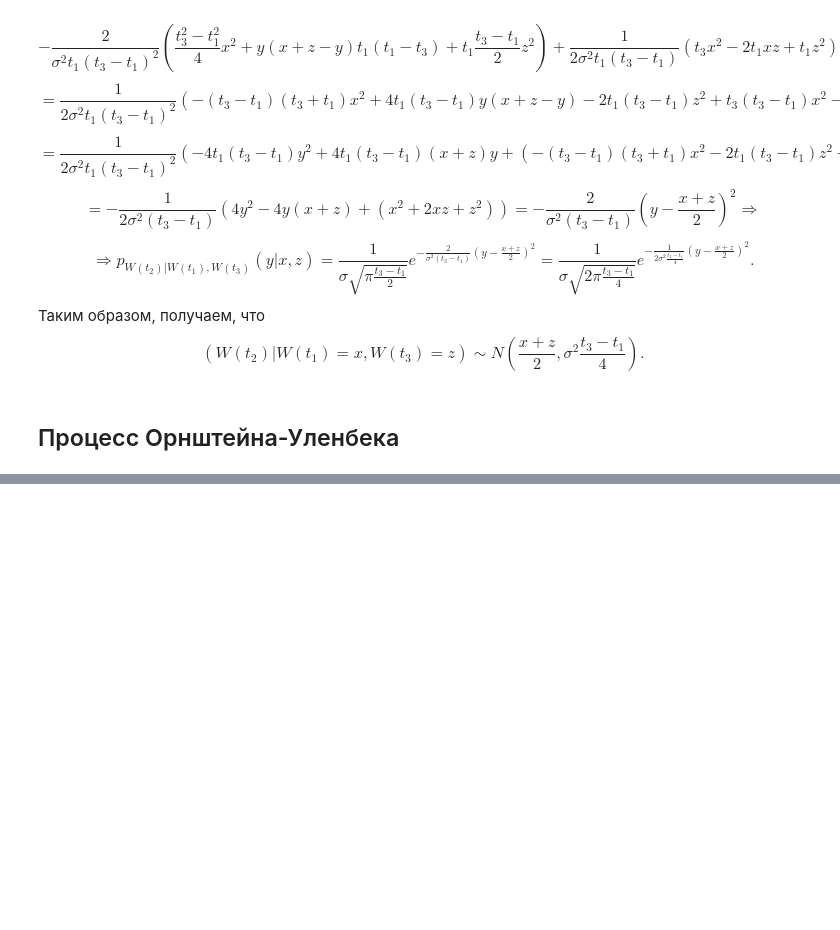
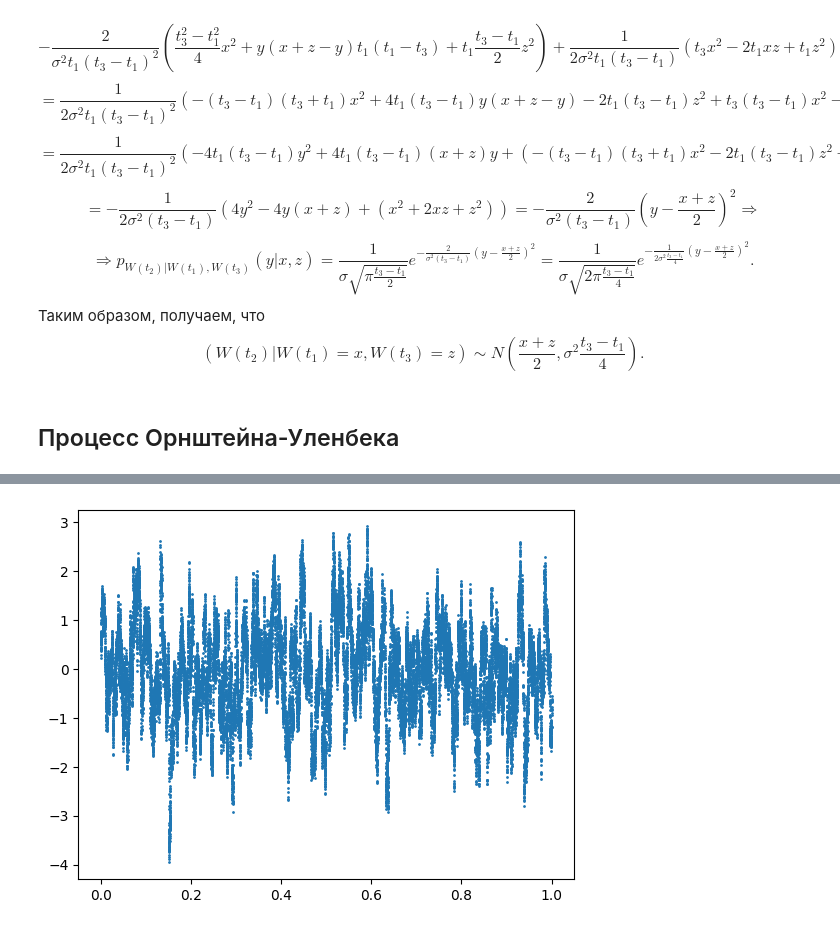
Before and after one commit to Taratin478478/practicum, a Jupyter notebook: semester_7/StochAn/stochastic__analysis_milovidov.ipynb, the cells around one changed output, grey strips where cells are left out. Cells and saved outputs as stored; diff of their text form; code cells hidden in the pictures; blank space fills up the shorter version.

```diff
--- a/semester_7/StochAn/stochastic__analysis_milovidov.ipynb
+++ b/semester_7/StochAn/stochastic__analysis_milovidov.ipynb
@@ -1787,0 +1865,13 @@ $$\text{cov}(X_0, X(t)) = \mathbb{E}(X_0 - \mathbb{E}(X_0))(X(t) - \mathbb{E}(X(
+# %%
+sigma = 1
+mu = 0
+theta = 100
+depth = 15
+
+fig, ax = plt.subplots()
+N = 1 + 2 ** depth
+X = np.linspace(0, 1, N)
+ax.scatter(X, OU(sigma, mu, theta, depth), 1)
+plt.show()
+# %% [output]
+[figure, added]
```
Also changed, not shown: parts of 22 cells of this notebook.
